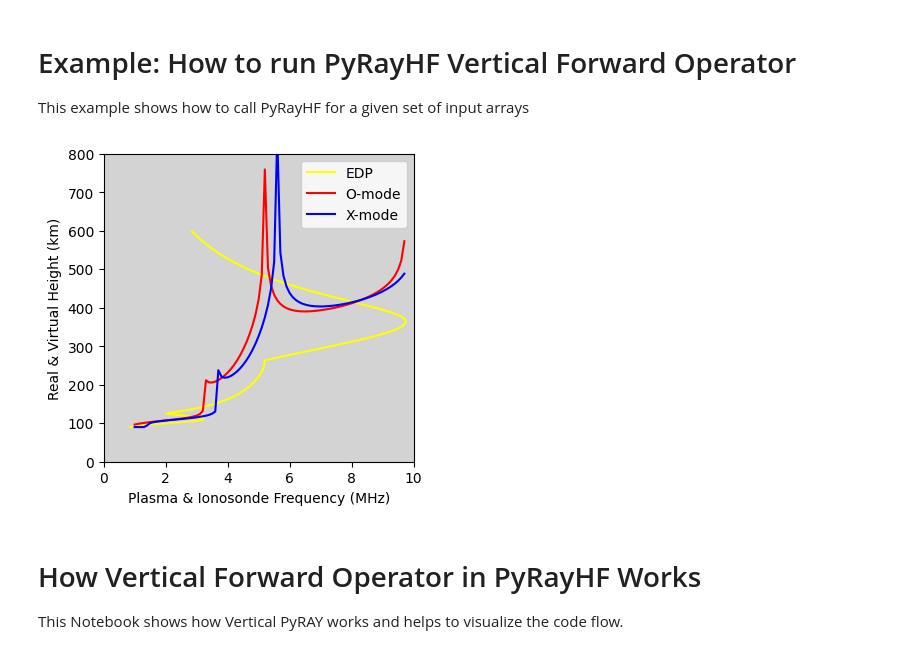
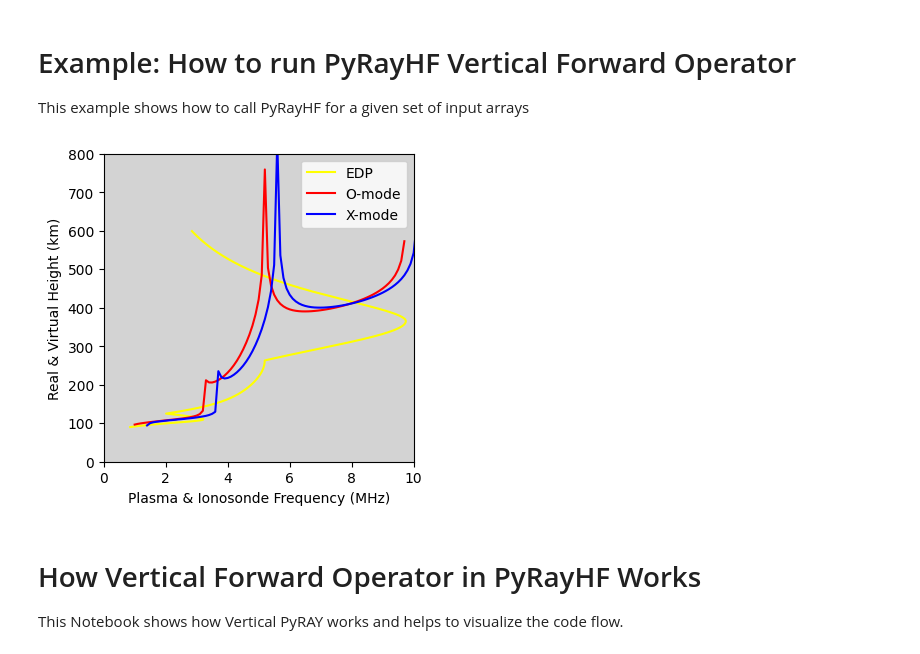
Before and after one commit to victoriyaforsythe/PyRayHF, a Jupyter notebook: docs/tutorials/Example_Vertical_Forward_Operator.ipynb, the cells around one changed output. Cells and saved outputs as stored; diff of their text form; code cells hidden in the pictures.

```diff
--- a/docs/tutorials/Example_Vertical_Forward_Operator.ipynb
+++ b/docs/tutorials/Example_Vertical_Forward_Operator.ipynb
@@ -31,36 +31,36 @@ vh_O = PyRayHF.library.vertical_forward_operator(input_arrays['freq'],
 # A high number of vertical grid points is recommended for X-mode (e.g., 20000),
 # since the result may be noisy at low resolution.
 mode = 'X'
-n_points = 20000
+n_points = 200
 vh_X = PyRayHF.library.vertical_forward_operator(input_arrays['freq'],
                                                  input_arrays['den'],
                                                  input_arrays['bmag'],
                                                  input_arrays['bpsi'],
                                                  input_arrays['alt'],
                                                  mode=mode,
                                                  n_points=n_points)
 
 # Plot the results.
 # The electron density profile (EDP) is converted from plasma density to plasma
 # frequency and plotted using real altitude on the y-axis.
 # Virtual heights for O-mode and X-mode are plotted with ionosonde frequency on
 # the x-axis and virtual height on the y-axis.
 fig, ax = plt.subplots(1, 1)
 fig.set_size_inches(4, 4)
 ax.set_ylim([0, 800])
 ax.set_xlim([0, 10])
 ax.set_facecolor("lightgray")
 ax.set_ylabel('Real & Virtual Height (km)')
 ax.set_xlabel('Plasma & Ionosonde Frequency (MHz)')
 ax.plot(PyRayHF.library.den2freq(input_arrays['den']) / 1e6, input_arrays['alt'],
         c='yellow', label='EDP', zorder=1)
 ax.plot(input_arrays['freq'], vh_O, c='red', label='O-mode', zorder=2)
 ax.plot(input_arrays['freq'], vh_X, c='blue', label='X-mode', zorder=2)
 plt.legend()
 plt.savefig(local_dir + 'Run_Vertical_PyRayHF.png', dpi=300, bbox_inches='tight', facecolor='white')
 plt.show()
 # %% [output]
-[figure, old version]
+[figure, new version]
 # %% [markdown]
 # How Vertical Forward Operator in PyRayHF Works
 This Notebook shows how Vertical PyRAY works and helps to visualize the code flow.
```
Also changed, not shown: parts of 1 cell of this notebook, 3 other files.
